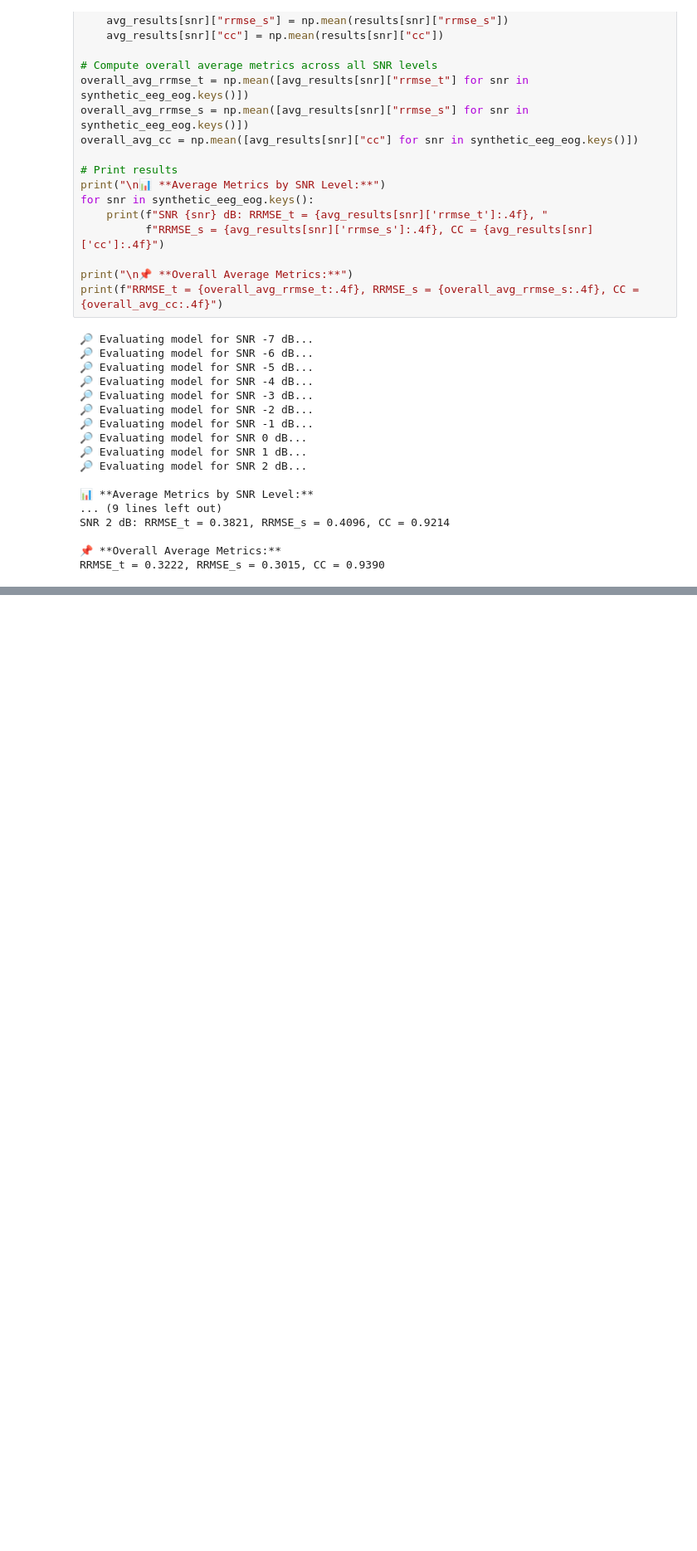
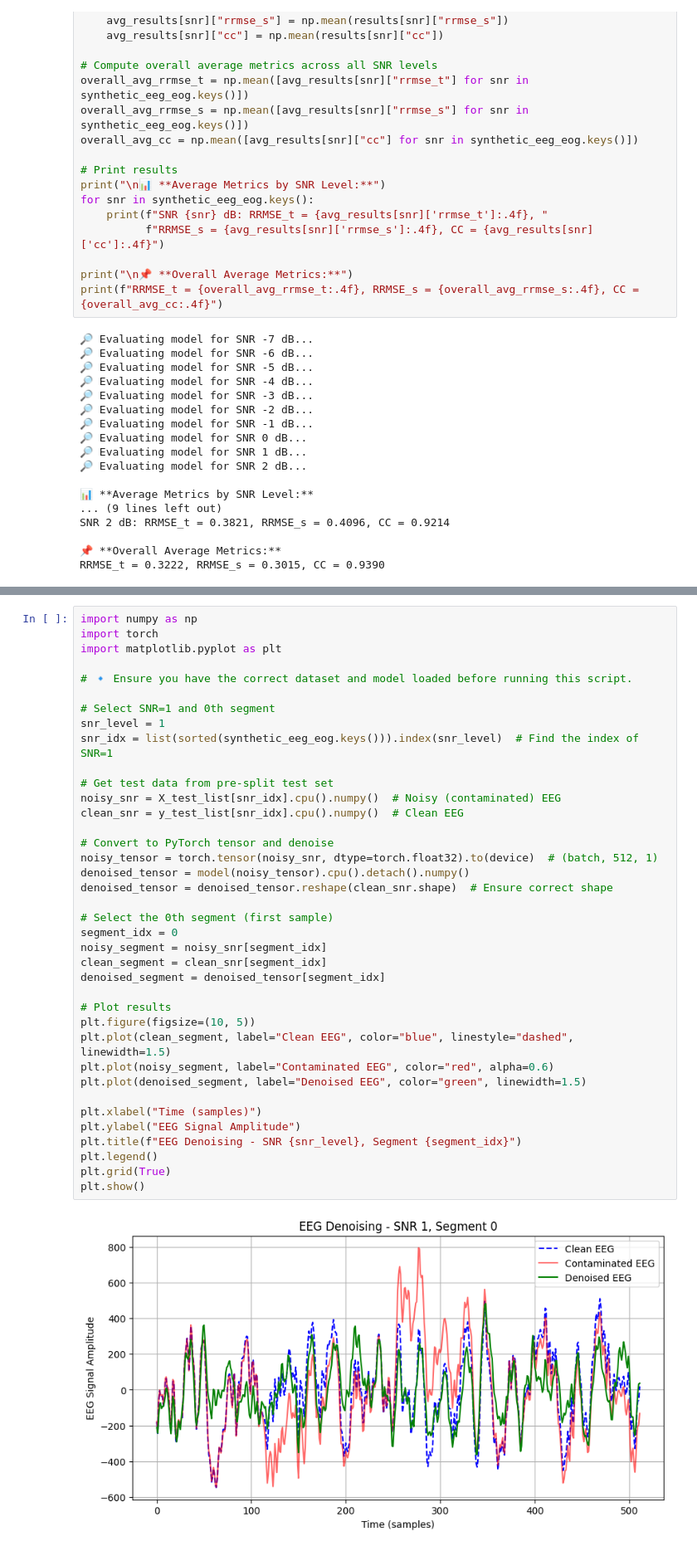
Before and after one commit to tulgch/signal_denoising, a Jupyter notebook: eegdir/eegdir.ipynb, the cells around one changed output, grey strips where cells are left out. Shown at 83% size. Cells and saved outputs as stored; diff of their text form; blank space fills up the shorter version.

```diff
--- a/eegdir/eegdir.ipynb
+++ b/eegdir/eegdir.ipynb
@@ -366,0 +457,40 @@ RRMSE_t = 0.3222, RRMSE_s = 0.3015, CC = 0.9390
+# %%
+import numpy as np
+import torch
+import matplotlib.pyplot as plt
+
+# 🔹 Ensure you have the correct dataset and model loaded before running this script.
+
+# Select SNR=1 and 0th segment
+snr_level = 1
+snr_idx = list(sorted(synthetic_eeg_eog.keys())).index(snr_level)  # Find the index of SNR=1
+
+# Get test data from pre-split test set
+noisy_snr = X_test_list[snr_idx].cpu().numpy()  # Noisy (contaminated) EEG
+clean_snr = y_test_list[snr_idx].cpu().numpy()  # Clean EEG
+
+# Convert to PyTorch tensor and denoise
+noisy_tensor = torch.tensor(noisy_snr, dtype=torch.float32).to(device)  # (batch, 512, 1)
+denoised_tensor = model(noisy_tensor).cpu().detach().numpy()
+denoised_tensor = denoised_tensor.reshape(clean_snr.shape)  # Ensure correct shape
+
+# Select the 0th segment (first sample)
+segment_idx = 0
+noisy_segment = noisy_snr[segment_idx]
+clean_segment = clean_snr[segment_idx]
+denoised_segment = denoised_tensor[segment_idx]
+
+# Plot results
+plt.figure(figsize=(10, 5))
+plt.plot(clean_segment, label="Clean EEG", color="blue", linestyle="dashed", linewidth=1.5)
+plt.plot(noisy_segment, label="Contaminated EEG", color="red", alpha=0.6)
+plt.plot(denoised_segment, label="Denoised EEG", color="green", linewidth=1.5)
+
+plt.xlabel("Time (samples)")
+plt.ylabel("EEG Signal Amplitude")
+plt.title(f"EEG Denoising - SNR {snr_level}, Segment {segment_idx}")
+plt.legend()
+plt.grid(True)
+plt.show()
+# %% [output]
+[figure, added]
```
Also changed, not shown: parts of 2 cells of this notebook, 5 other files.
